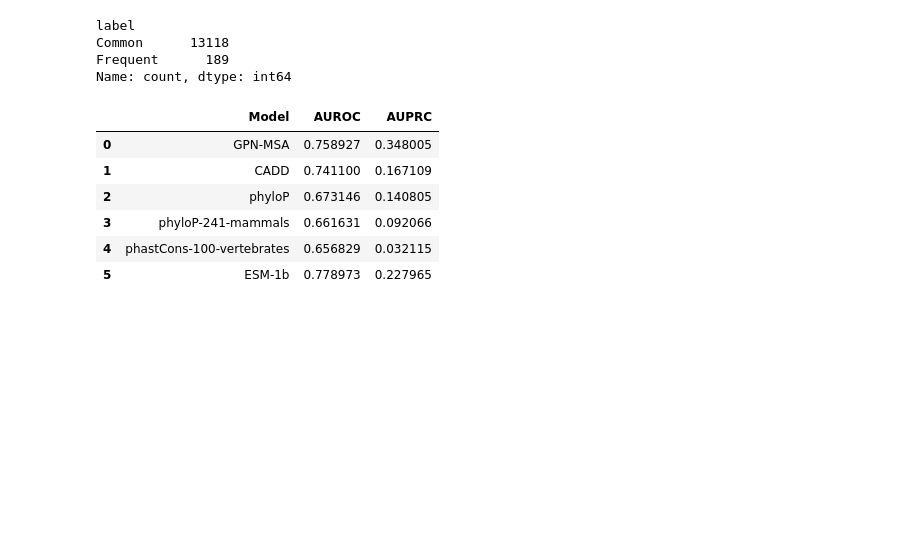
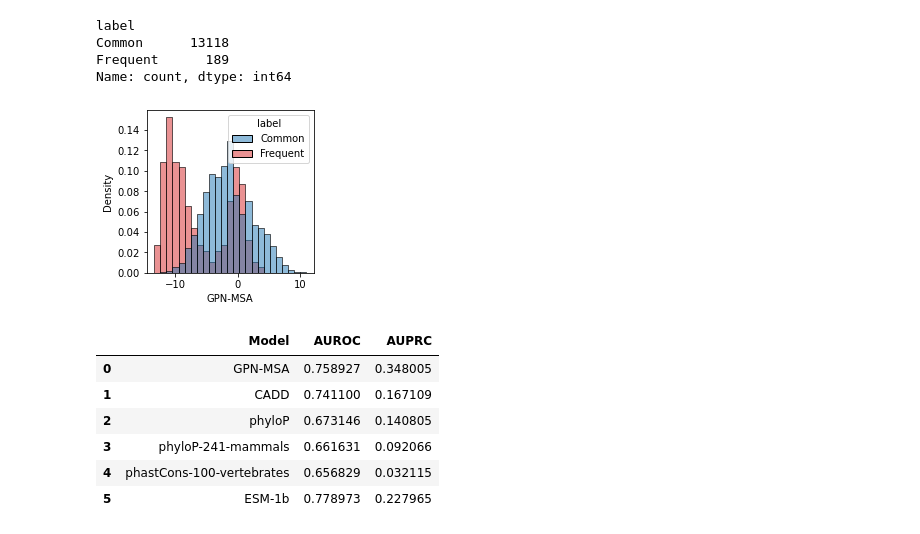
Before and after one commit to songlab-cal/gpn, a Jupyter notebook: analysis/human/workflow/notebooks/vep.ipynb, the cells around one changed output. Saved outputs shown, nothing was run; the diff lists cells and outputs as text; code cells hidden in the pictures; blank space fills up the shorter version.

```diff
--- a/analysis/human/workflow/notebooks/vep.ipynb
+++ b/analysis/human/workflow/notebooks/vep.ipynb
@@ -380,6 +399,10 @@ label
 Common      13118
 Frequent      189
 Name: count, dtype: int64
+# %%
+histplot_label(V_cosmic, save_path="hist_cosmic.svg")
+# %% [output]
+[figure, added]
 # %%
 rows = []
 for m in dataset_models["COSMIC"]:
```
Also changed, not shown: parts of 5 cells of this notebook.
